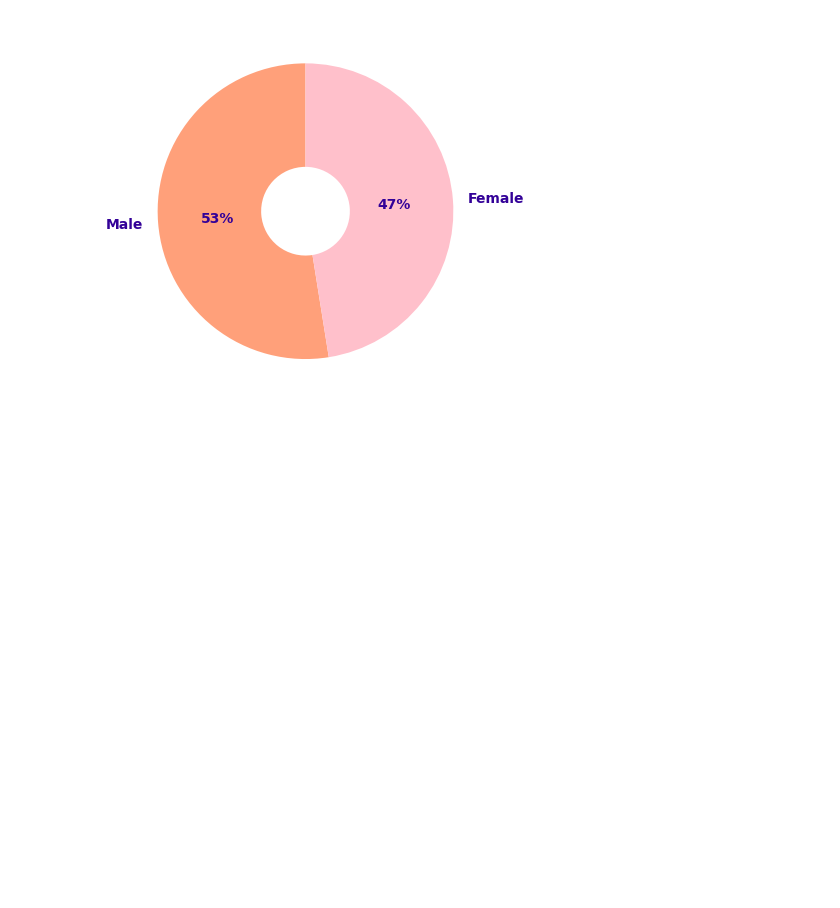
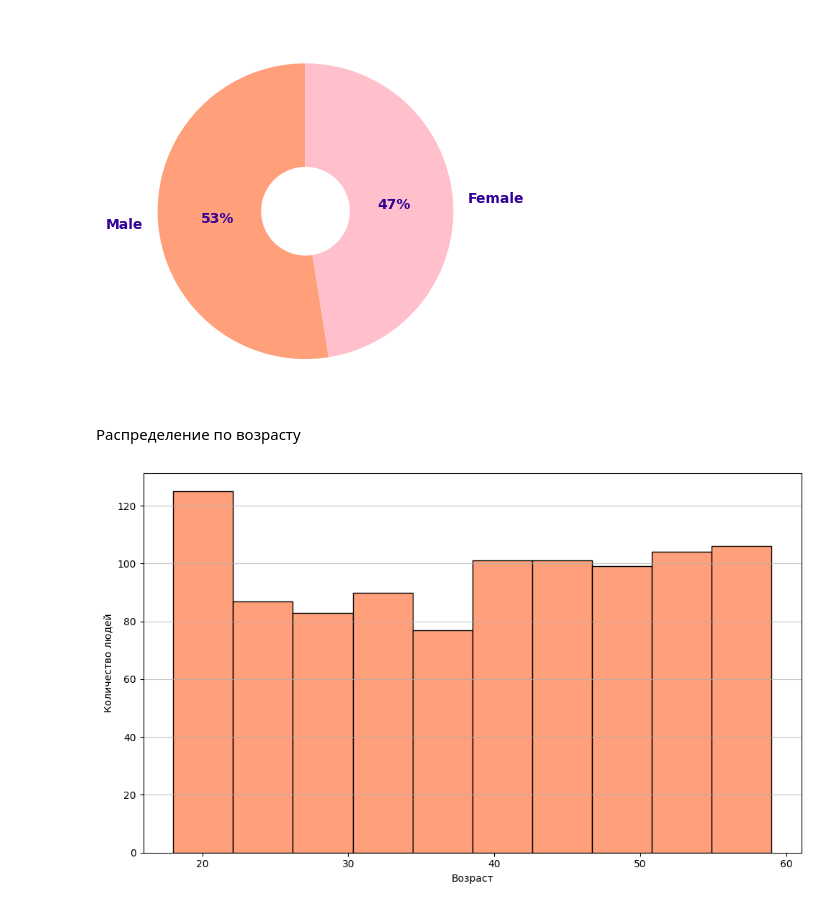
Before and after one commit to dariaivanow/Visualisation-project, a Jupyter notebook: GymMembersVisualisation.ipynb, the cells around one changed output. Cells and saved outputs as stored; diff of their text form; code cells hidden in the pictures; blank space fills up the shorter version.

```diff
--- a/GymMembersVisualisation.ipynb
+++ b/GymMembersVisualisation.ipynb
@@ -90,3 +63,15 @@ ax.set(aspect="equal")
 plt.show()
 # %% [output]
 [figure]
+# %% [markdown]
+Распределение по возрасту
+# %%
+plt.figure(figsize=(10, 6))
+plt.hist(df['Age'], bins=10, edgecolor='black', color='#FFA07A')
+plt.xlabel('Возраст')
+plt.ylabel('Количество людей')
+plt.grid(axis='y', alpha=0.75)
+plt.tight_layout()
+plt.show()
+# %% [output]
+[figure, added]
```
Also changed, not shown: parts of 15 cells of this notebook.
